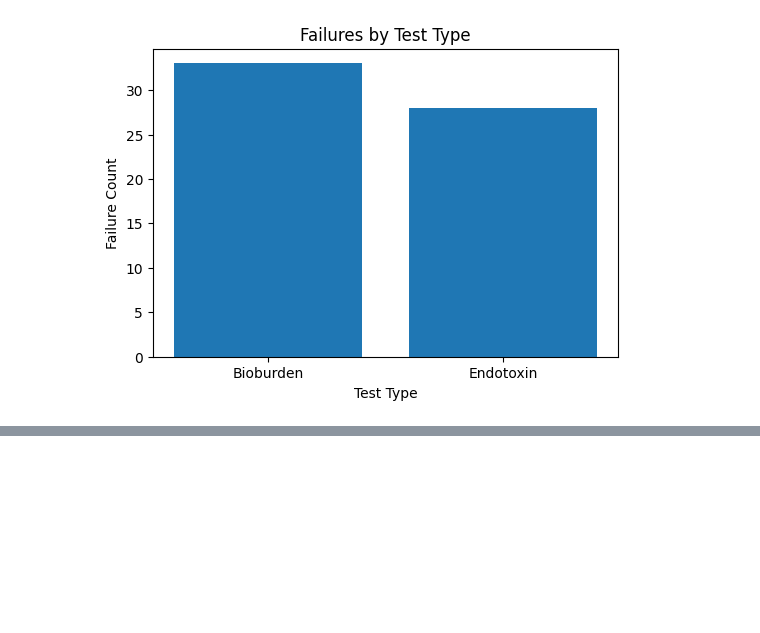
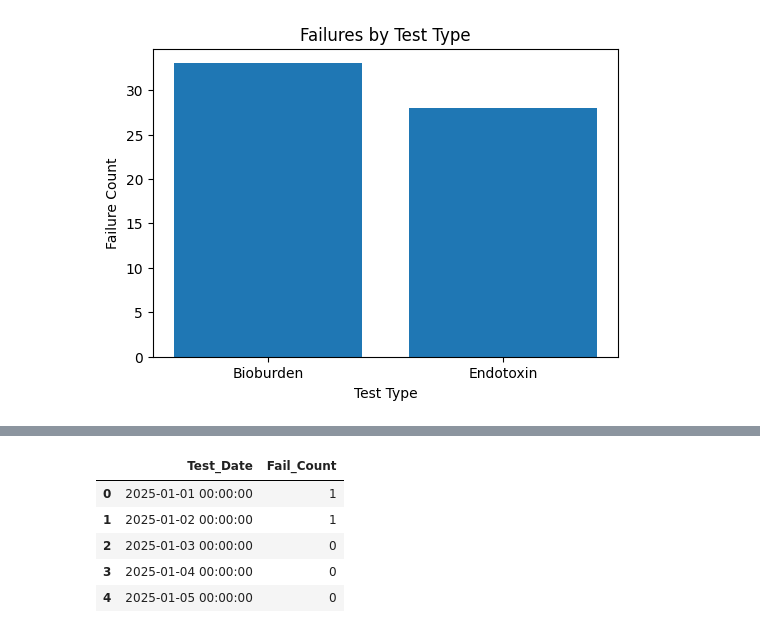
Before and after one commit to nebzala/Lab_sql_qc_analysis, a Jupyter notebook: Lab_SQL_Analysis.ipynb, the cells around one changed output, grey strips where cells are left out. Saved outputs shown, nothing was run; the diff lists cells and outputs as text; code cells hidden in the pictures; blank space fills up the shorter version.

```diff
--- a/Lab_SQL_Analysis.ipynb
+++ b/Lab_SQL_Analysis.ipynb
@@ -171,0 +209,22 @@ plt.show()
+# %%
+# SQL Query 5
+# Monthly failure trend
+
+query5 = """
+SELECT Test_Date,
+       SUM(CASE WHEN Status = 'Fail' THEN 1 ELSE 0 END) AS Fail_Count
+FROM lab_results
+GROUP BY Test_Date
+ORDER BY Test_Date
+"""
+
+result5 = pd.read_sql_query(query5, conn)
+
+result5.head()
+# %% [output]
+|  | Test_Date | Fail_Count |
+| 0 | 2025-01-01 00:00:00 | 1 |
+| 1 | 2025-01-02 00:00:00 | 1 |
+| 2 | 2025-01-03 00:00:00 | 0 |
+| 3 | 2025-01-04 00:00:00 | 0 |
+| 4 | 2025-01-05 00:00:00 | 0 |
```
Also changed, not shown: parts of 4 cells of this notebook, 2 other files.
